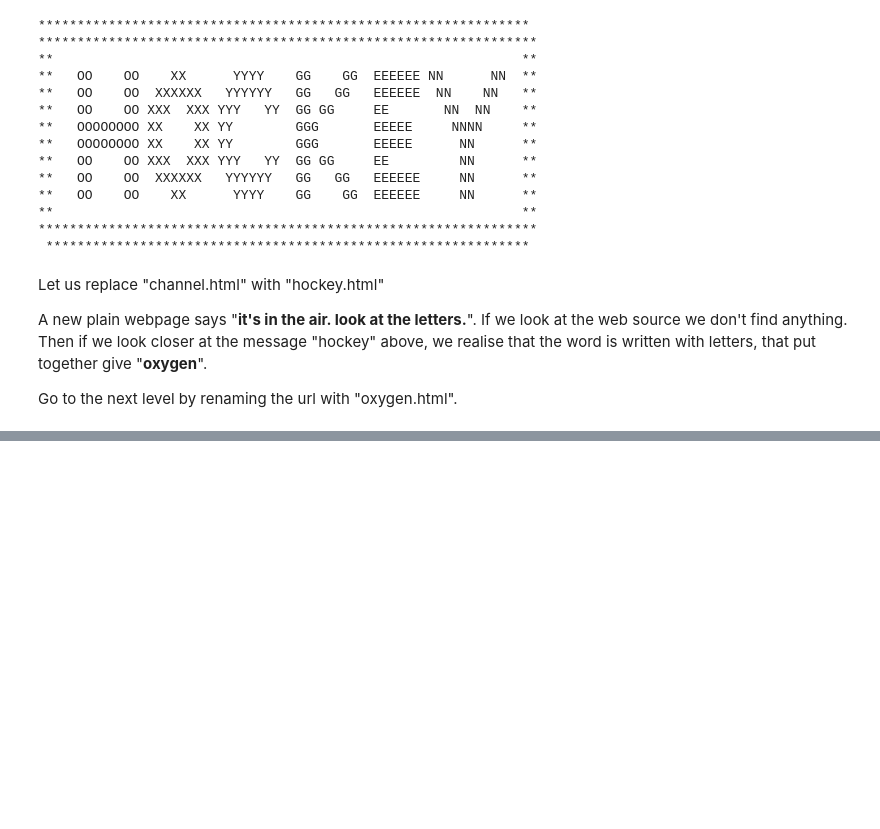
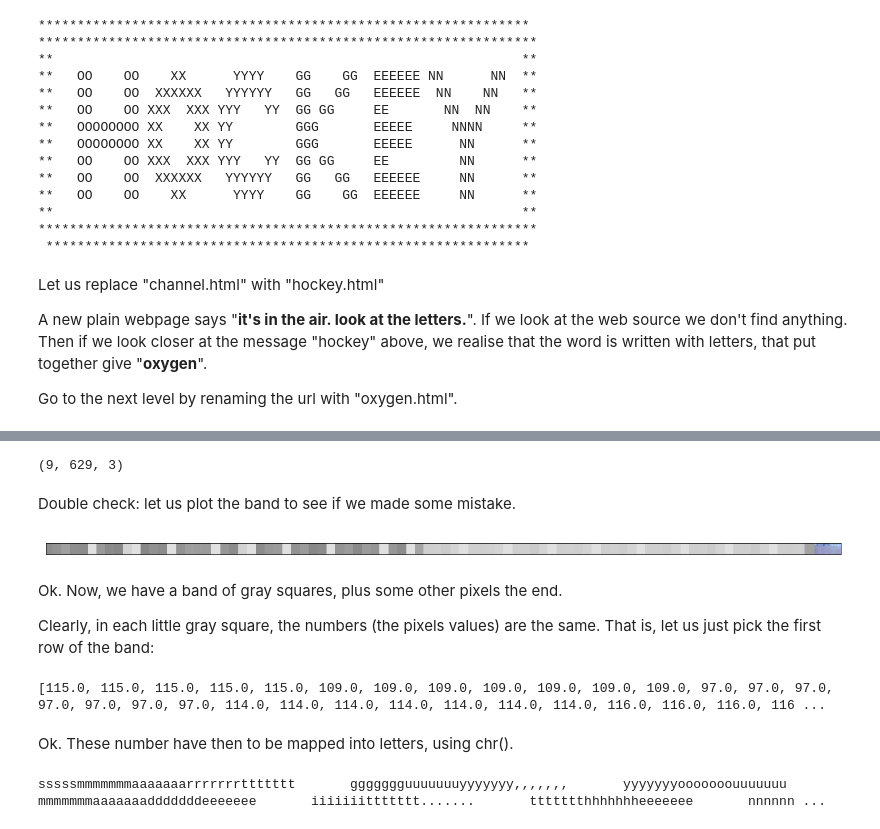
Before and after one commit to z4ir3/the-python-challenge, a Jupyter notebook: the-python-challenge.ipynb, the cells around one changed output, grey strips where cells are left out. Drawn from its saved outputs; the diff is of its cells as text; code cells hidden in the pictures; blank space fills up the shorter version.

```diff
--- a/the-python-challenge.ipynb
+++ b/the-python-challenge.ipynb
@@ -459,0 +487,2 @@ Go to the next level by renaming the url with "oxygen.html".
+# %%
+pixels = np.asarray(img)
@@ -459,0 +500,5 @@ Go to the next level by renaming the url with "oxygen.html".
+# %%
+# print, for example, the first column of pixel, from row 40 to row 55
+for i in range(40,55):
+    print( pixels[i][0] )
+#endfor
@@ -459,0 +527,17 @@ Go to the next level by renaming the url with "oxygen.html".
+# %%
+def getband(bandheight,width,initialidx):
+    band = np.zeros((bandheight,width,3))
+    for i in range(bandheight):
+        for j in range(width):
+            band[i,j] = np.array( pixels[i + initialidx][j][:-1] )
+    return band
+#endfunction
+# %%
+initialidx = 43
+bandheight = 9
+band = getband(bandheight,width,initialidx)
+print( band.shape )
+# %% [output]
+(9, 629, 3)
+# %% [markdown]
+Double check: let us plot the band to see if we made some mistake.
@@ -459,0 +546,22 @@ Go to the next level by renaming the url with "oxygen.html".
+# %%
+fig, ax = plt.subplots(1,1, figsize=(20, 4))
+ax.imshow( (band * 255).astype(np.uint8) )
+ax.set_xticks([])
+ax.set_yticks([])
+plt.show()
+# %% [output]
+[figure, added]
+# %% [markdown]
+Ok. Now, we have a band of gray squares, plus some other pixels the end.
+
+Clearly, in each little gray square, the numbers (the pixels values) are the same.
+That is, let us just pick the first row of the band:
+# %%
+firstrowband = []
+for j in range(width):
+    firstrowband.append( band[0][j][0] )
+print(firstrowband)
+# %% [output]
+[115.0, 115.0, 115.0, 115.0, 115.0, 109.0, 109.0, 109.0, 109.0, 109.0, 109.0, 109.0, 97.0, 97.0, 97.0, 97.0, 97.0, 97.0, 97.0, 114.0, 114.0, 114.0, 114.0, 114.0, 114.0, 114.0, 116.0, 116.0, 116.0, 116 ...
+# %% [markdown]
+Ok. These number have then to be mapped into letters, using chr().
@@ -459,0 +573,5 @@ Go to the next level by renaming the url with "oxygen.html".
+# %%
+text = mapintochar( firstrowband )
+print( "".join(text) )
+# %% [output]
+sssssmmmmmmmaaaaaaarrrrrrrttttttt       ggggggguuuuuuuyyyyyyy,,,,,,,       yyyyyyyooooooouuuuuuu       mmmmmmmaaaaaaadddddddeeeeeee       iiiiiiittttttt.......       ttttttthhhhhhheeeeeee       nnnnnn ...
```
Also changed, not shown: parts of 16 cells of this notebook.
